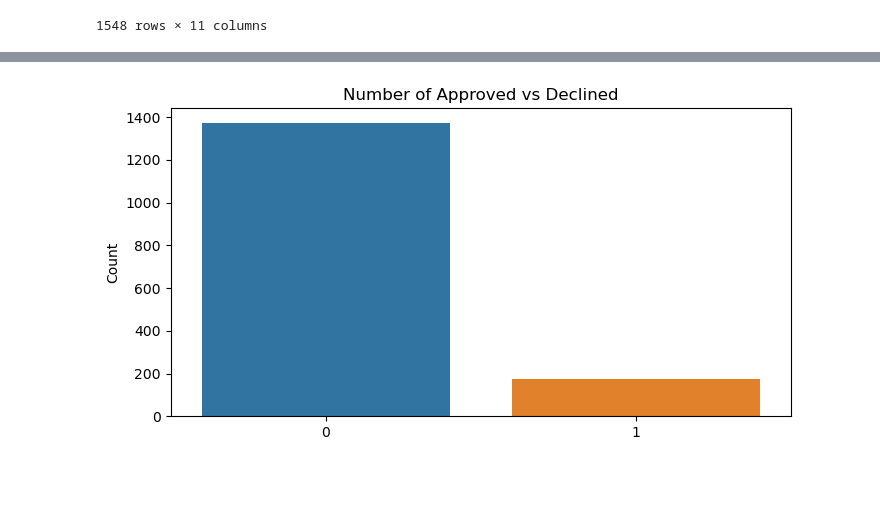
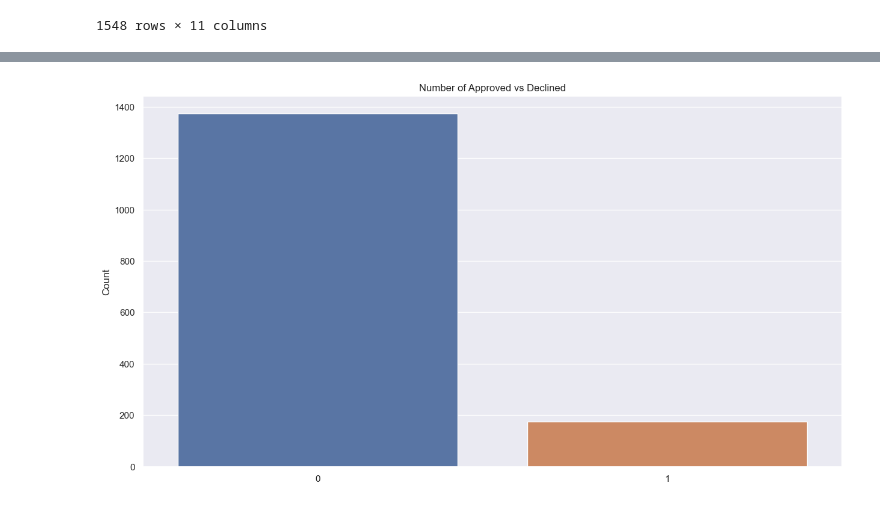
Before and after one commit to sam47-asfaw/bank-customer-churn-classification, a Jupyter notebook: midterm_project.ipynb, the cells around one changed output, grey strips where cells are left out. Cells and saved outputs as stored; diff of their text form; code cells hidden in the pictures; blank space fills up the shorter version.

```diff
--- a/midterm_project.ipynb
+++ b/midterm_project.ipynb
@@ -207,0 +208,6 @@ def univariate_analysis(series, title, size, rotation):
+# %%
+#plotting the feature distributions
+sns.set(rc={'figure.figsize':(15, 6)})
+sns.pairplot(data=df, hue='label')
+plt.xticks(rotation=45)
+plt.show()
@@ -208,4 +216,9 @@ def univariate_analysis(series, title, size, rotation):
 # %%
-univariate_analysis(df.label, "Number of Approved vs Declined", (8, 4), None)
+plt.figure(figsize=(15, 8))
+ax = sns.barplot(x=df['label'].value_counts().index, y=df['label'].value_counts().values)
+plt.title("Number of Approved vs Declined")
+plt.ylabel('Count')
+plt.xticks()
+plt.show()
 # %% [output]
-[figure, old version]
+[figure, new version]
```
Also changed, not shown: parts of 33 cells of this notebook.
